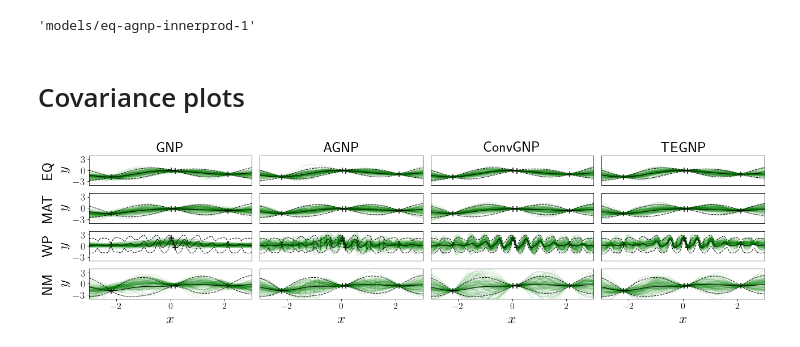
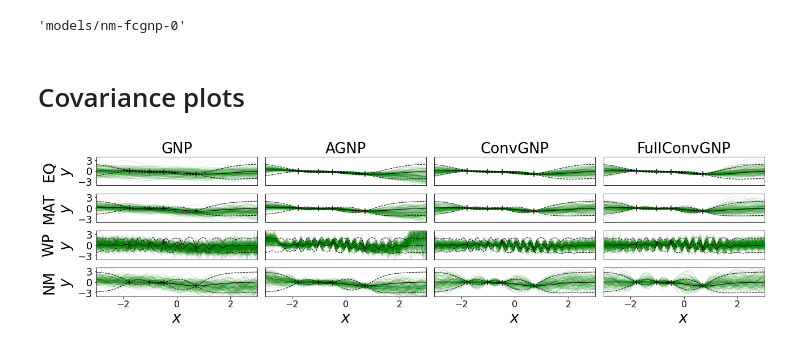
Before and after one commit to requeima/kernelcnp, a Jupyter notebook: paper/post-and-cov-plots/post-plots.ipynb, the cells around one changed output. Saved outputs shown, nothing was run; the diff lists cells and outputs as text; code cells hidden in the pictures.

Commit message:
modified paper plots

```diff
--- a/paper/post-and-cov-plots/post-plots.ipynb
+++ b/paper/post-and-cov-plots/post-plots.ipynb
@@ -105,31 +106,25 @@ def exact_gp_post(x_data, y_data, x_pred, covariance):
 # %%
-copyfile('../../sync/toy-results/eq/models/convGNP/innerprod-homo/seed-0/dim-1/checkpoint.pth.tar', 'models/eq-gnp-innerprod-1')
-copyfile('../../sync/toy-results/eq/models/AGNP/innerprod-homo/seed-0/dim-1/checkpoint.pth.tar', 'models/eq-agnp-innerprod-1')
-# copyfile('../../_experiments/eq/models/AGNP/innerprod-homo/1/model_best.pth.tar', 'models/eq-agnp-innerprod-1')
-# copyfile('../../_experiments/eq/models/TEGNP/innerprod-homo/1/model_best.pth.tar', 'models/eq-tegnp-innerprod-1')
-# copyfile('../../_experiments/eq/models/convGNP/innerprod-homo/1/model_best.pth.tar', 'models/eq-convgnp-innerprod-1')
+copyfile('../../sync/toy-results/eq/models/GNP/kvv-homo/seed-0/dim-1/model_best.pth.tar', 'models/eq-gnp-kvv-0')
+copyfile('../../sync/toy-results/eq/models/AGNP/kvv-homo/seed-0/dim-1/model_best.pth.tar', 'models/eq-agnp-kvv-0')
+copyfile('../../sync/toy-results/eq/models/convGNP/kvv-homo/seed-0/dim-1/model_best.pth.tar', 'models/eq-convgnp-kvv-0')
+copyfile('../../sync/toy-results/eq/models/FullConvGNP/meanfield/seed-0/dim-1/model_best.pth.tar', 'models/eq-fcgnp-0')
 
-# !cp ../../sync/toy-results/eq/models/convGNP/meanfield/seed-0/dim-1/checkpoint.pth.tar ./models/meanfield-convGNP
-# !cp ../../sync/toy-results/eq/models/convGNP/innerprod-homo/seed-0/dim-1/checkpoint.pth.tar ./models/innerprod-convGNP
+copyfile('../../sync/toy-results/matern/models/GNP/kvv-homo/seed-0/dim-1/model_best.pth.tar', 'models/matern-gnp-kvv-0')
+copyfile('../../sync/toy-results/matern/models/AGNP/kvv-homo/seed-0/dim-1/model_best.pth.tar', 'models/matern-agnp-kvv-0')
+copyfile('../../sync/toy-results/matern/models/convGNP/kvv-homo/seed-0/dim-1/model_best.pth.tar', 'models/matern-convgnp-kvv-0')
+copyfile('../../sync/toy-results/matern/models/FullConvGNP/meanfield/seed-0/dim-1/model_best.pth.tar', 'models/matern-fcgnp-0')
 
-# copyfile('../../_experiments/matern/models/GNP/innerprod-homo/1/model_best.pth.tar', 'models/matern-gnp-innerprod-1')
-# copyfile('../../_experiments/matern/models/AGNP/innerprod-homo/1/model_best.pth.tar', 'models/matern-agnp-innerprod-1')
-# copyfile('../../_experiments/matern/models/TEGNP/innerprod-homo/1/model_best.pth.tar', 'models/matern-tegnp-innerprod-1')
-# copyfile('../../_experiments/matern/models/convGNP/innerprod-homo/1/model_best.pth.tar', 'models/matern-convgnp-innerprod-1')
+copyfile('../../sync/toy-results/weakly-periodic/models/GNP/kvv-homo/seed-0/dim-1/model_best.pth.tar', 'models/wp-gnp-kvv-0')
+copyfile('../../sync/toy-results/weakly-periodic/models/AGNP/kvv-homo/seed-0/dim-1/model_best.pth.tar', 'models/wp-agnp-kvv-0')
+copyfile('../../sync/toy-results/weakly-periodic/models/convGNP/kvv-homo/seed-0/dim-1/model_best.pth.tar', 'models/wp-convgnp-kvv-0')
+copyfile('../../sync/toy-results/weakly-periodic/models/FullConvGNP/meanfield/seed-0/dim-1/model_best.pth.tar', 'models/wp-fcgnp-0')
 
-
-# copyfile('../../_experiments/weakly-periodic/models/GNP/innerprod-homo/1/model_best.pth.tar', 'models/wp-gnp-innerprod-1')
-# copyfile('../../_experiments/weakly-periodic/models/AGNP/innerprod-homo/1/model_best.pth.tar', 'models/wp-agnp-innerprod-1')
-# copyfile('../../_experiments/weakly-periodic/models/TEGNP/innerprod-homo/1/model_best.pth.tar', 'models/wp-tegnp-innerprod-1')
-# copyfile('../../_experiments/weakly-periodic/models/convGNP/innerprod-homo/1/model_best.pth.tar', 'models/wp-convgnp-innerprod-1')
-
-
-# copyfile('../../_experiments/noisy-mixture/models/GNP/innerprod-homo/1/model_best.pth.tar', 'models/nm-gnp-innerprod-1')
-# copyfile('../../_experiments/noisy-mixture/models/AGNP/innerprod-homo/1/model_best.pth.tar', 'models/nm-agnp-innerprod-1')
-# copyfile('../../_experiments/noisy-mixture/models/TEGNP/innerprod-homo/1/model_best.pth.tar', 'models/nm-tegnp-innerprod-1')
-# copyfile('../../_experiments/noisy-mixture/models/convGNP/innerprod-homo/1/model_best.pth.tar', 'models/nm-convgnp-innerprod-1')
+copyfile('../../sync/toy-results/noisy-mixture/models/GNP/kvv-homo/seed-0/dim-1/model_best.pth.tar', 'models/nm-gnp-kvv-0')
+copyfile('../../sync/toy-results/noisy-mixture/models/AGNP/kvv-homo/seed-0/dim-1/model_best.pth.tar', 'models/nm-agnp-kvv-0')
+copyfile('../../sync/toy-results/noisy-mixture/models/convGNP/kvv-homo/seed-0/dim-1/model_best.pth.tar', 'models/nm-convgnp-kvv-0')
+copyfile('../../sync/toy-results/noisy-mixture/models/FullConvGNP/meanfield/seed-0/dim-1/model_best.pth.tar', 'models/nm-fcgnp-0')
 # %% [output]
-'models/eq-agnp-innerprod-1'
+'models/nm-fcgnp-0'
 # %%
 plot_grid_res = 100
 xmin = -3.
@@ -143,10 +138,10 @@ std_noise = 1e-1
 
 gen_params = {
     'batch_size'                : 1,
-    'x_range'                   : [-3, 3],
-    'max_num_context'           : 20,
-    'max_num_target'            : 20,
-    'include_context_in_target' : False,
+    'x_context_ranges'          : [[-3., 3.]],
+    'max_num_context'           : 4,
+    'min_num_target'            : 3,
+    'max_num_target'            : 10,
     'device'                    : 'cpu'
 }
 
@@ -165,10 +160,10 @@ generators = [GPGenerator(iterations_per_epoch=1,
 # %% [markdown]
 # Covariance plots
 # %%
-models = [('GNP', StandardGNP, 'gnp-innerprod-1'),
-          ('AGNP', StandardAGNP, 'agnp-innerprod-1'),
-          ('ConvGNP', StandardConvGNP, 'convgnp-innerprod-1'),
-          ('TEGNP', StandardFullyConnectedTEGNP, 'tegnp-innerprod-1')]
+models = [('GNP', StandardGNP, 'gnp-kvv-0'),
+          ('AGNP', StandardAGNP, 'agnp-kvv-0'),
+          ('ConvGNP', StandardConvGNP, 'convgnp-kvv-0'),
+          ('FullConvGNP', FullConvGNP, 'fcgnp-0')]
 
 data_types = [('eq', eq_cov(lengthscale=1., coefficient=1., noise=1e-1), 'EQ'),
               ('matern', mat_cov(lengthscale=1., coefficient=1., noise=1e-1), 'MAT'),
@@ -207,10 +202,14 @@ for j, (data_type, generator) in enumerate(zip(data_types, generators)):
 
         path = f'./models/{data_type[0]}-{model_type[2]}'
 
-        cov = InnerProdCov(num_basis_dim=num_basis_dim)
+        cov = KvvCov(num_basis_dim=num_basis_dim)
         noise = AddHomoNoise()
 
-        model = model_type[1](covariance=cov, add_noise=noise)
+        if model_type[0] == 'FullConvGNP':
+            model = model_type[1]()
+        else:
+            model = model_type[1](input_dim=1, covariance=cov, add_noise=noise)
+
         model.load_state_dict(torch.load(path, map_location=torch.device('cpu'))['state_dict'])
 
         model_output = model(x_context, y_context, x_plot)
@@ -223,11 +222,6 @@ for j, (data_type, generator) in enumerate(zip(data_types, generators)):
         var = np.diag(cov)
 
         plt.plot(x_plot[0, :, 0], mean[0, :, 0], color='green', alpha=0.5)
-#         plt.fill_between(x_plot[0, :, 0],
-#                          mean[0, :, 0] - 2 * var ** 0.5,
-#                          mean[0, :, 0] + 2 * var ** 0.5,
-#                          color='green',
-#                          alpha=0.5)
 
         plt.plot(x_plot[0, :, 0], samples, color='green', alpha=0.1)
 
@@ -240,31 +234,31 @@ for j, (data_type, generator) in enumerate(zip(data_types, generators)):
 
         plt.plot(x_plot[0, :, 0], exact_mean, color='k', linewidth=1., alpha=1)
         plt.plot(x_plot[0, :, 0], exact_mean - 2 * exact_var ** 0.5, '--', color='k', linewidth=1., alpha=1)
         plt.plot(x_plot[0, :, 0], exact_mean + 2 * exact_var ** 0.5, '--', color='k', linewidth=1., alpha=1)
 
         plt.xticks(np.linspace(-2, 2, 3), fontsize=16)
 
         if i > 0:
             plt.yticks([])
 
         else:
             plt.yticks(np.linspace(-3, 3, 3), fontsize=18)
             plt.ylabel(f"{data_type[2]}" + "\n$y$", fontsize=26)
 
         if j == len(data_types) - 1:
             plt.xlabel('$x$', fontsize=26)
 
         if j == 0:
             plt.title(f'{model_type[0]}', fontsize=26)
 
         if j < len(data_types) - 1:
             plt.xticks([])
 
         plt.xlim([-3, 3])
         plt.ylim([-4, 4])
 
 plt.tight_layout()
 plt.savefig('plots/post-inter.pdf')
 plt.show()
 # %% [output]
-[figure, old version]
+[figure, new version]
```
Also changed, not shown: parts of 2 cells of this notebook, 17 other files.
